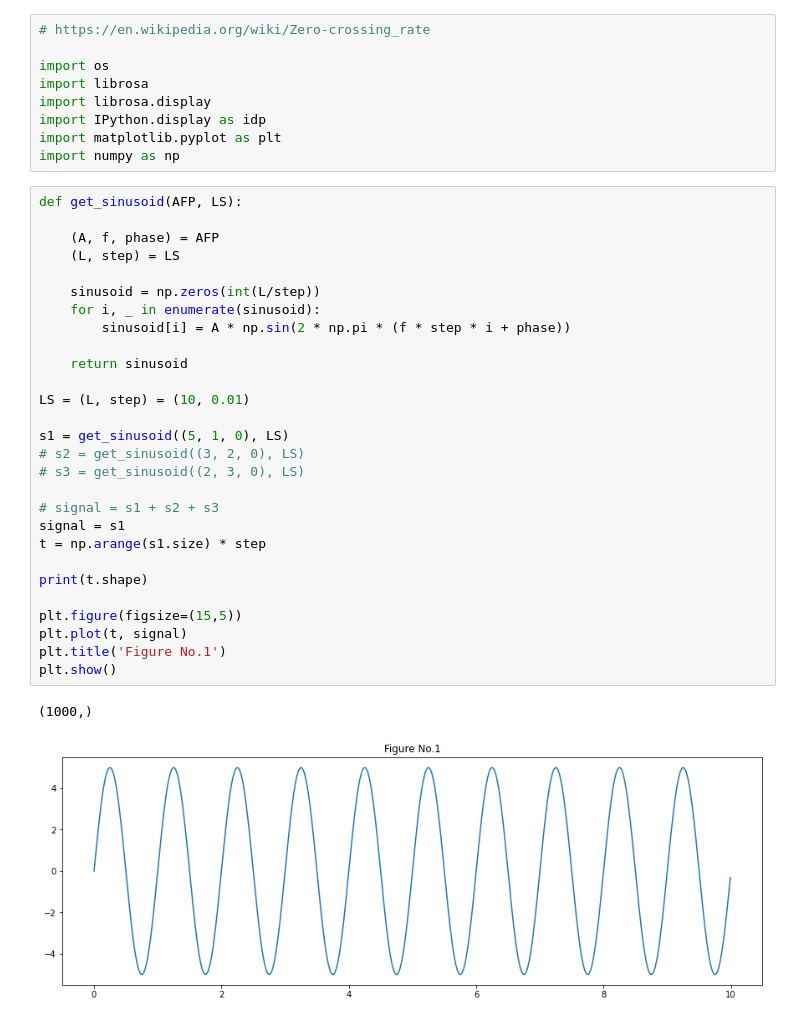
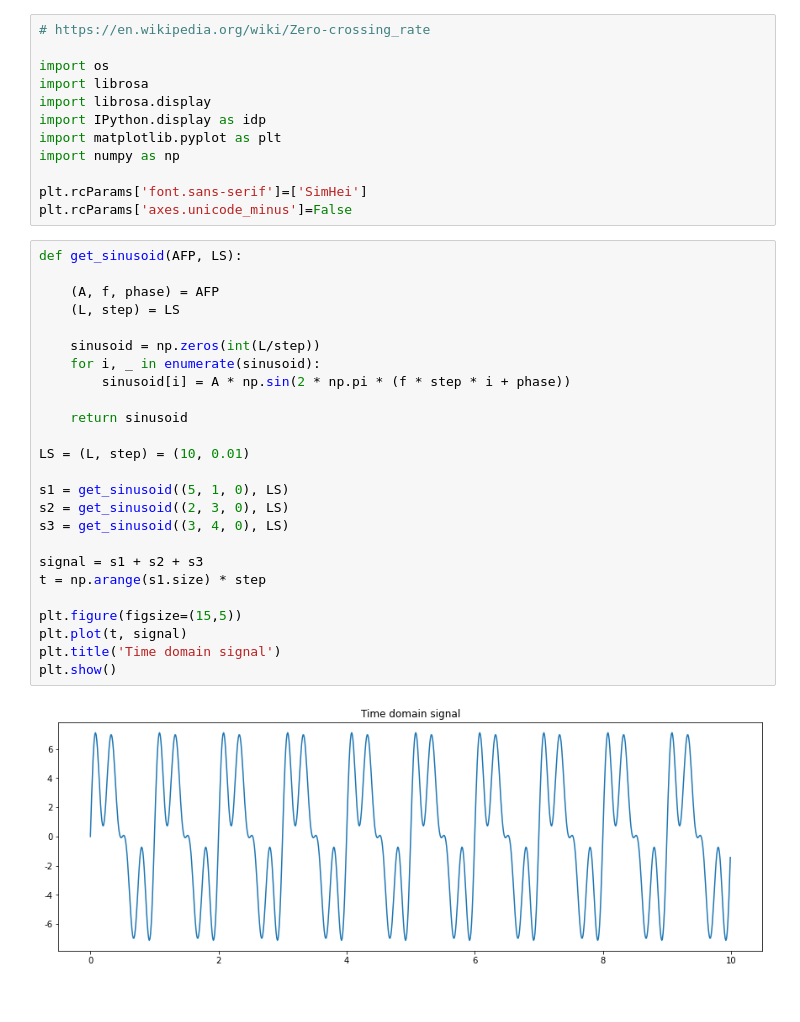
Before and after one commit to BigMountainTiger/python-excercise-repository, a Jupyter notebook: librosa_example/frequency-domain/FFT_experiment.ipynb, the cells around one changed output. Cells and saved outputs as stored; diff of their text form.

```diff
--- a/librosa_example/frequency-domain/FFT_experiment.ipynb
+++ b/librosa_example/frequency-domain/FFT_experiment.ipynb
@@ -7,34 +7,33 @@ import librosa.display
 import IPython.display as idp
 import matplotlib.pyplot as plt
 import numpy as np
+
+plt.rcParams['font.sans-serif']=['SimHei']
+plt.rcParams['axes.unicode_minus']=False
 # %%
 def get_sinusoid(AFP, LS):
 
     (A, f, phase) = AFP
     (L, step) = LS
 
     sinusoid = np.zeros(int(L/step))
     for i, _ in enumerate(sinusoid):
         sinusoid[i] = A * np.sin(2 * np.pi * (f * step * i + phase))
 
     return sinusoid
 
 LS = (L, step) = (10, 0.01)
 
 s1 = get_sinusoid((5, 1, 0), LS)
-# s2 = get_sinusoid((3, 2, 0), LS)
-# s3 = get_sinusoid((2, 3, 0), LS)
+s2 = get_sinusoid((2, 3, 0), LS)
+s3 = get_sinusoid((3, 4, 0), LS)
 
-# signal = s1 + s2 + s3
-signal = s1
+signal = s1 + s2 + s3
 t = np.arange(s1.size) * step
-
-print(t.shape)
 
 plt.figure(figsize=(15,5))
 plt.plot(t, signal)
-plt.title('Figure No.1')
+plt.title('Time domain signal')
 plt.show()
 # %% [output]
-(1000,)
-[figure, old version]
+[figure, new version]
```
Also changed, not shown: parts of 1 cell of this notebook.
